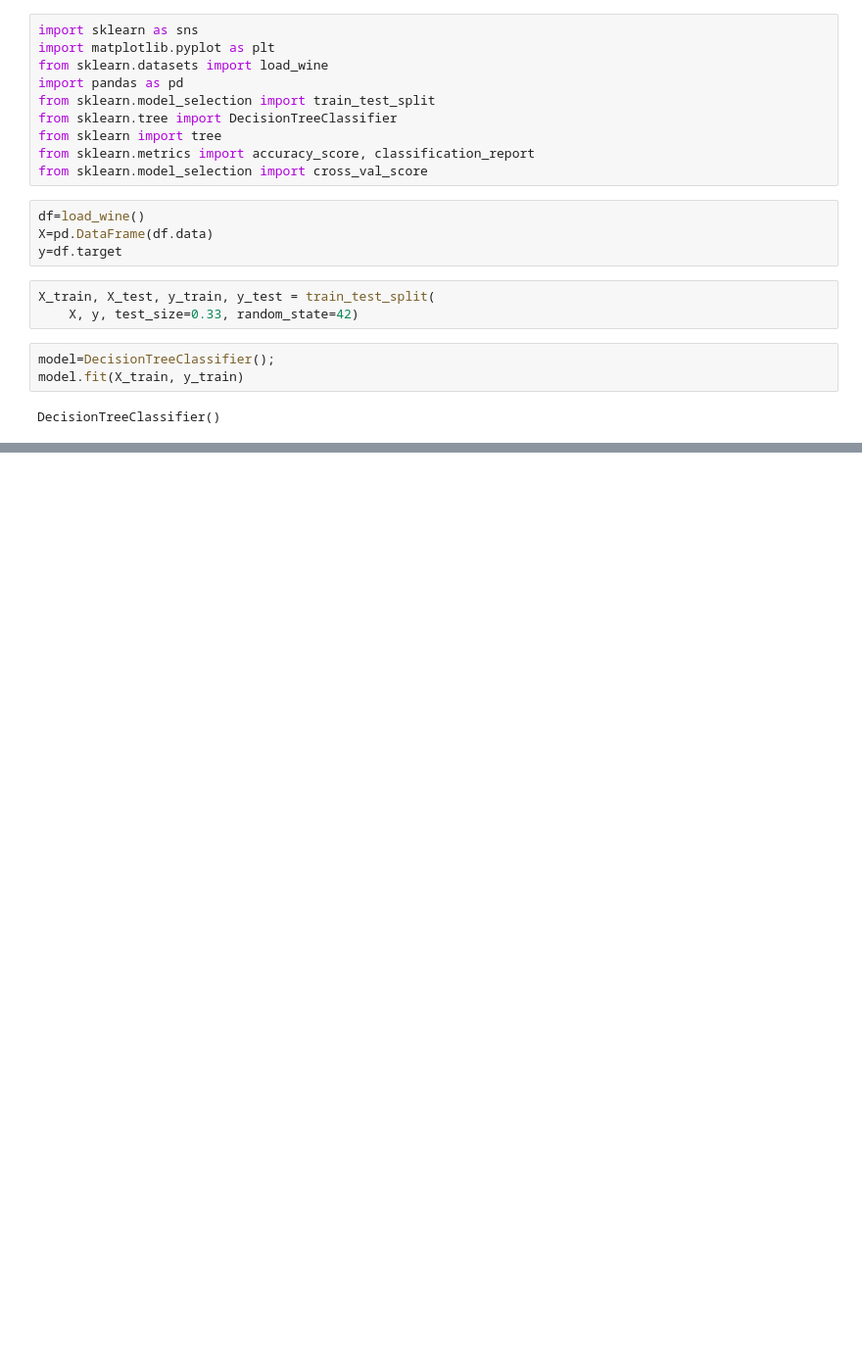
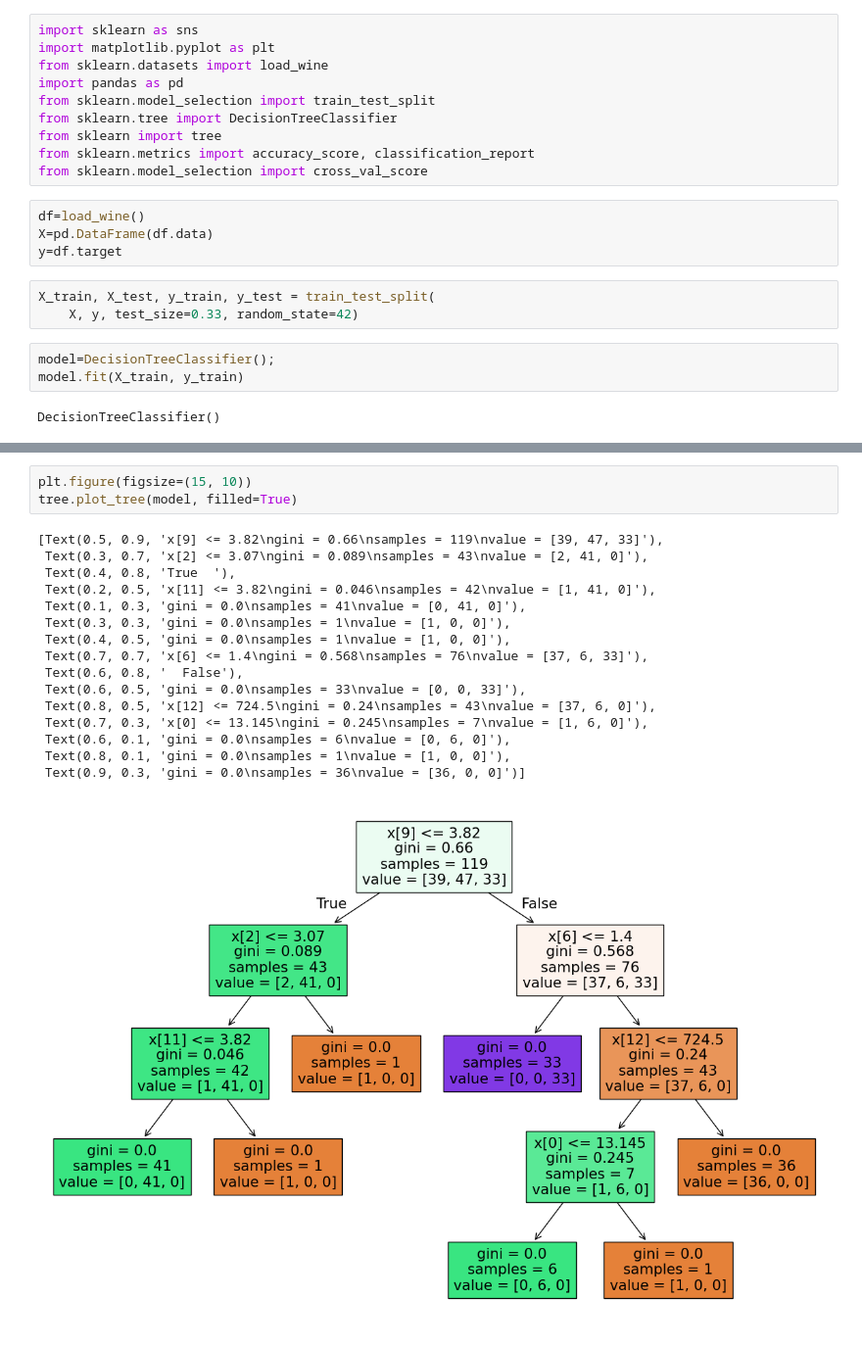
Before and after one commit to snipeet03/machine-learning, a Jupyter notebook: 05-postPrunning.ipynb, the cells around one changed output, grey strips where cells are left out. Shown: that part at 98% size. Drawn from its saved outputs; the diff is of its cells as text; blank space fills up the shorter version.

```diff
--- a/05-postPrunning.ipynb
+++ b/05-postPrunning.ipynb
@@ -32,0 +48,20 @@ import pandas as pd
+# %%
+plt.figure(figsize=(15, 10))
+tree.plot_tree(model, filled=True)
+# %% [output]
+[Text(0.5, 0.9, 'x[9] <= 3.82\ngini = 0.66\nsamples = 119\nvalue = [39, 47, 33]'),
+ Text(0.3, 0.7, 'x[2] <= 3.07\ngini = 0.089\nsamples = 43\nvalue = [2, 41, 0]'),
+ Text(0.4, 0.8, 'True  '),
+ Text(0.2, 0.5, 'x[11] <= 3.82\ngini = 0.046\nsamples = 42\nvalue = [1, 41, 0]'),
+ Text(0.1, 0.3, 'gini = 0.0\nsamples = 41\nvalue = [0, 41, 0]'),
+ Text(0.3, 0.3, 'gini = 0.0\nsamples = 1\nvalue = [1, 0, 0]'),
+ Text(0.4, 0.5, 'gini = 0.0\nsamples = 1\nvalue = [1, 0, 0]'),
+ Text(0.7, 0.7, 'x[6] <= 1.4\ngini = 0.568\nsamples = 76\nvalue = [37, 6, 33]'),
+ Text(0.6, 0.8, '  False'),
+ Text(0.6, 0.5, 'gini = 0.0\nsamples = 33\nvalue = [0, 0, 33]'),
+ Text(0.8, 0.5, 'x[12] <= 724.5\ngini = 0.24\nsamples = 43\nvalue = [37, 6, 0]'),
+ Text(0.7, 0.3, 'x[0] <= 13.145\ngini = 0.245\nsamples = 7\nvalue = [1, 6, 0]'),
+ Text(0.6, 0.1, 'gini = 0.0\nsamples = 6\nvalue = [0, 6, 0]'),
+ Text(0.8, 0.1, 'gini = 0.0\nsamples = 1\nvalue = [1, 0, 0]'),
+ Text(0.9, 0.3, 'gini = 0.0\nsamples = 36\nvalue = [36, 0, 0]')]
+[figure, added]
```
Also changed, not shown: parts of 3 cells of this notebook, 1 other file.
